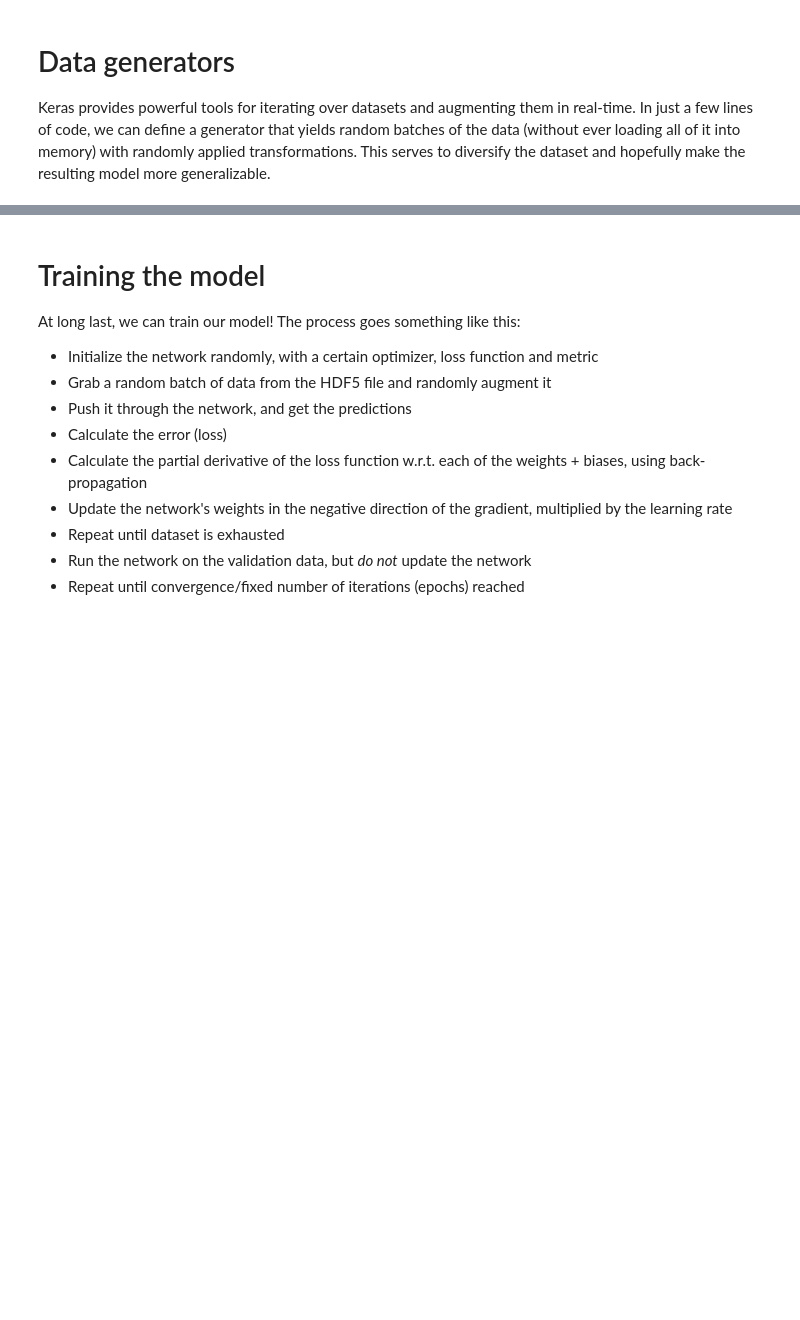
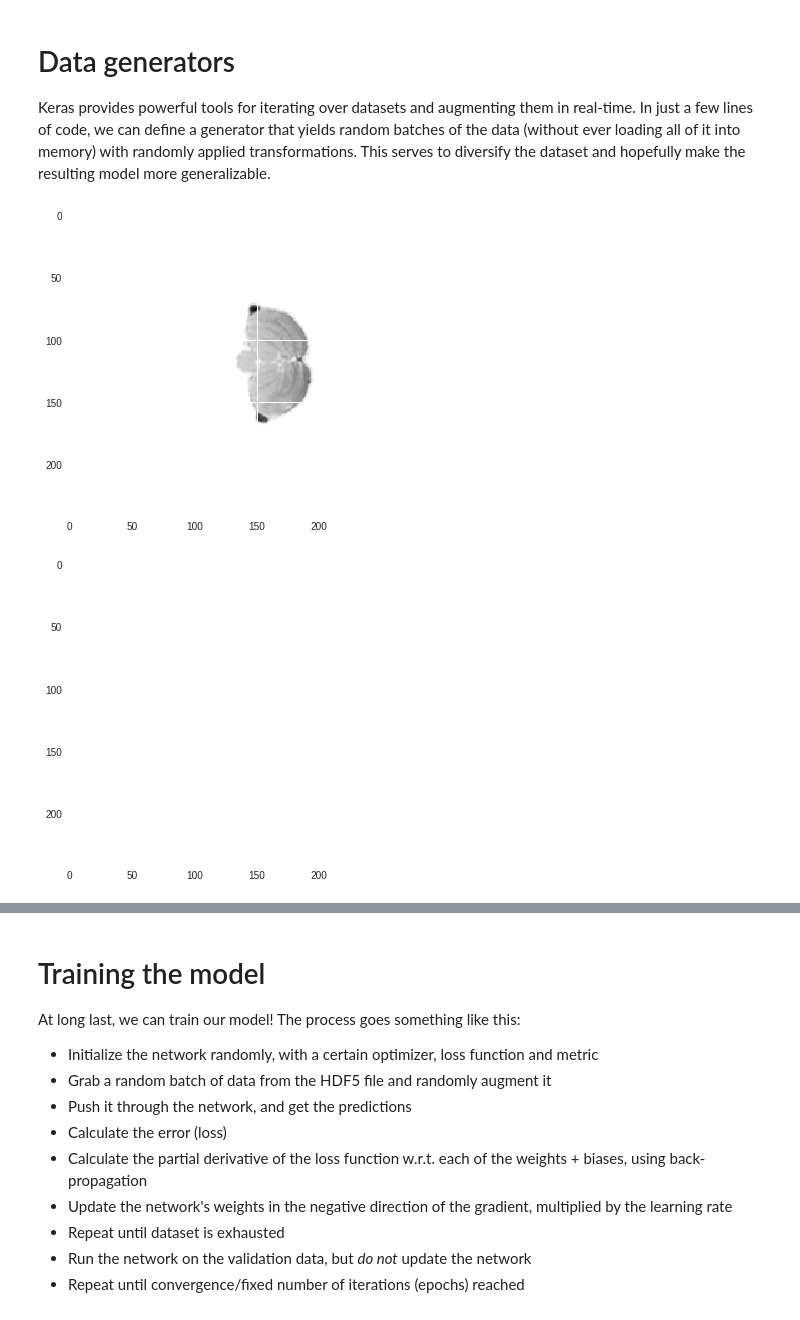
Before and after one commit to QTIM-Lab/qtim_Tutorials, a Jupyter notebook: tutorial_6/segmentation_network.ipynb, the cells around one changed output, grey strips where cells are left out. Cells and saved outputs as stored; diff of their text form; code cells hidden in the pictures; blank space fills up the shorter version.

```diff
--- a/tutorial_6/segmentation_network.ipynb
+++ b/tutorial_6/segmentation_network.ipynb
@@ -297,3 +333,13 @@ None
 # Data generators
 
 Keras provides powerful tools for iterating over datasets and augmenting them in real-time. In just a few lines of code, we can define a generator that yields random batches of the data (without ever loading all of it into memory) with randomly applied transformations. This serves to diversify the dataset and hopefully make the resulting model more generalizable.
+# %%
+import h5py
+
+data = h5py.File('training_segmentation_nonorm.h5')
+
+X = data['train']
+Y = data['labels']
+# %% [output]
+[figure, added]
+[figure, added]
```
Also changed, not shown: parts of 14 cells of this notebook.
